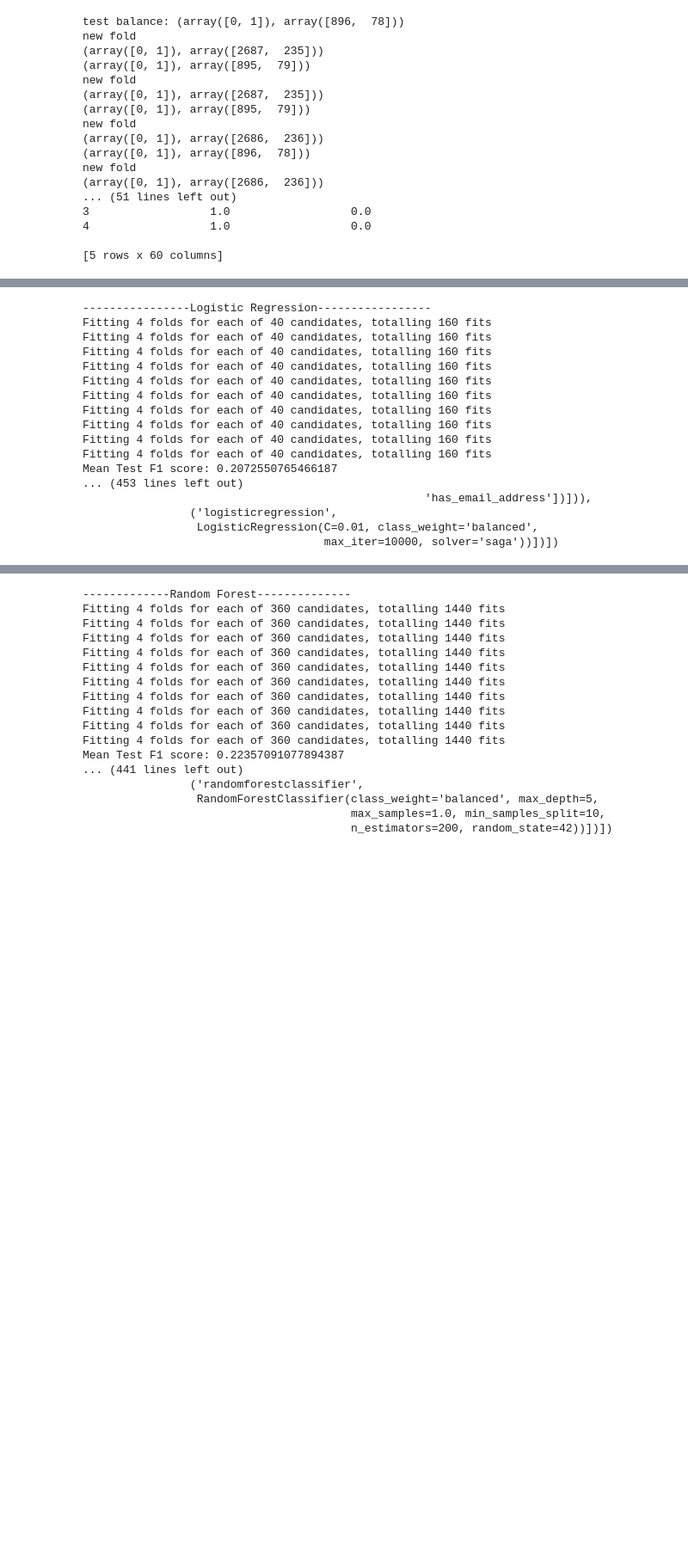
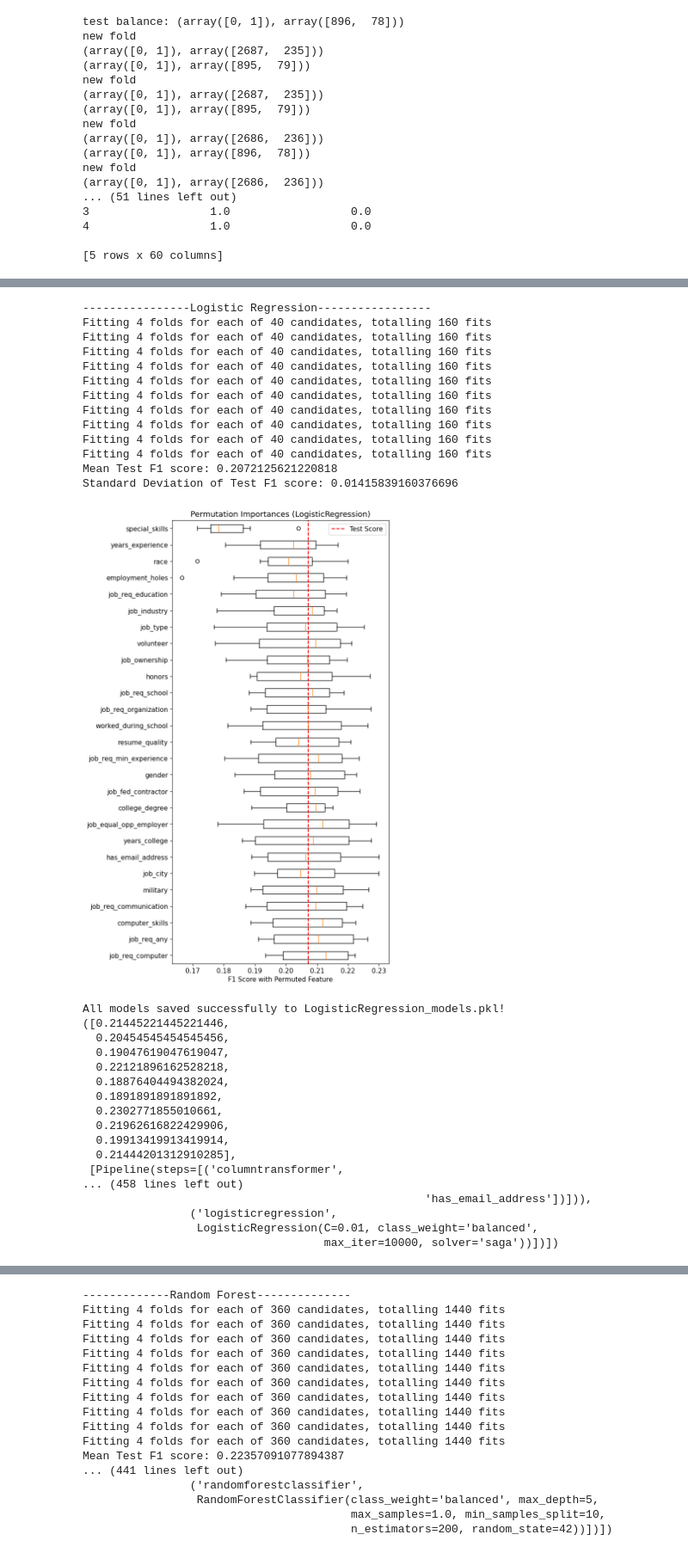
Before and after one commit to anyfruit/Key-Resume-Attributes-Impacting-Job-Callbacks, a Jupyter notebook: DATA1030Project.ipynb, the cells around one changed output, grey strips where cells are left out. Shown at 86% size. Cells and saved outputs as stored; diff of their text form; code cells hidden in the pictures; blank space fills up the shorter version.

```diff
--- a/DATA1030Project.ipynb
+++ b/DATA1030Project.ipynb
@@ -514,6 +514,7 @@ def MLpipe_KFold_Accuracy(X, y, ML_algo, param_grid):
     # lists to be returned
     test_scores = []
     best_models = []
+    permutation_scores = []
 
     models = []
 
@@ -542,6 +543,10 @@ def MLpipe_KFold_Accuracy(X, y, ML_algo, param_grid):
             ('onehot', OneHotEncoder(sparse_output=False, handle_unknown='ignore'), onehot_ftrs)
         ])
 
+    nr_runs = 10
+    ftr_names = X.columns
+    scores = np.zeros((len(ftr_names), nr_runs))
+
     # 10 loops
     for random_state in range(1,11):
 
@@ -562,8 +567,44 @@ def MLpipe_KFold_Accuracy(X, y, ML_algo, param_grid):
         test_scores.append(test_score)
         best_models.append(grid.best_estimator_)
 
+        # Permutation Importance
+        for i in range(len(ftr_names)):
+            #print('shuffling ' + str(ftr_names[i]))
+            acc_scores = []
+            for j in range(nr_runs):
+                # Shuffle the feature
+                X_test_shuffled = X_test.copy()
+                X_test_shuffled[ftr_names[i]] = np.random.permutation(X_test[ftr_names[i]].values)
+                # Calculate and store the F1 score
+                preprocessor = grid.best_estimator_.named_steps['columntransformer']
+                X_test_shuffled_transformed = preprocessor.transform(X_test_shuffled)
+
+                # Predict using the model, which expects preprocessed data
+                model = grid.best_estimator_.named_steps[ML_algo.__class__.__name__.lower()]
+                y_pred_shuffled = model.predict(X_test_shuffled_transformed)
+
+                # Calculate F1 score for the shuffled data
+                acc_scores.append(f1_score(y_test, y_pred_shuffled))
+            # Store mean accuracy score for this run
+            scores[i, random_state - 1] = np.mean(acc_scores)
+
+
     print(f"Mean Test F1 score: {np.mean(test_scores)}")
     print(f"Standard Deviation of Test F1 score: {np.std(test_scores)}")
+
+    # Plotting Permutation Importance
+    sorted_indices = np.argsort(np.mean(scores, axis=1))[::-1]
+
+    plt.rcParams.update({'font.size': 11})
+    plt.figure(figsize=(8, 12))
+    plt.boxplot(scores[sorted_indices].T, vert=False, labels=np.array(ftr_names)[sorted_indices])
+    plt.axvline(np.mean(test_scores), color='red', linestyle='--', label='Test Score')
+    plt.title(f"Permutation Importances ({ML_algo.__class__.__name__})")
+    plt.xlabel("F1 Score with Permuted Feature")
+    plt.legend()
+    plt.tight_layout(pad=3)
+    plt.show()
+
 
     algo_name = ML_algo.__class__.__name__
     save_path = f"{algo_name}_models.pkl"
@@ -582,29 +682,43 @@ X = df.drop(['received_callback', 'firstname','job_ad_id'], axis=1)
 # %%
 # logistic
 print("----------------Logistic Regression-----------------")
 param_grid_lr = {'logisticregression__C': [0.01, 0.1, 1, 10, 100],
                  'logisticregression__penalty': ['l2', 'l1'],
                  'logisticregression__class_weight': ['balanced', None],
                  'logisticregression__solver': ['saga'],
                  'logisticregression__tol': [1e-3, 1e-4]}
-log_reg = LogisticRegression(max_iter=10000)
+log_reg = LogisticRegression(max_iter=10000, )
 log_model = MLpipe_KFold_Accuracy(X, y, ML_algo=log_reg, param_grid=param_grid_lr)
 pprint(log_model)
 # %% [output]
 ----------------Logistic Regression-----------------
 Fitting 4 folds for each of 40 candidates, totalling 160 fits
 Fitting 4 folds for each of 40 candidates, totalling 160 fits
 Fitting 4 folds for each of 40 candidates, totalling 160 fits
 Fitting 4 folds for each of 40 candidates, totalling 160 fits
 Fitting 4 folds for each of 40 candidates, totalling 160 fits
 Fitting 4 folds for each of 40 candidates, totalling 160 fits
 Fitting 4 folds for each of 40 candidates, totalling 160 fits
 Fitting 4 folds for each of 40 candidates, totalling 160 fits
 Fitting 4 folds for each of 40 candidates, totalling 160 fits
 Fitting 4 folds for each of 40 candidates, totalling 160 fits
-Mean Test F1 score: 0.2072550765466187
-... (453 lines left out)
-                                                   'has_email_address'])])),
-                ('logisticregression',
-                 LogisticRegression(C=0.01, class_weight='balanced',
-                                    max_iter=10000, solver='saga'))])])
+Mean Test F1 score: 0.2072125621220818
+Standard Deviation of Test F1 score: 0.01415839160376696
+[figure, added]
+All models saved successfully to LogisticRegression_models.pkl!
+([0.21445221445221446,
+  0.20454545454545456,
+  0.19047619047619047,
+  0.22121896162528218,
+  0.18876404494382024,
+  0.1891891891891892,
+  0.2302771855010661,
+  0.21962616822429906,
+  0.19913419913419914,
+  0.21444201312910285],
+ [Pipeline(steps=[('columntransformer',
+... (458 lines left out)
+                                                   'has_email_address'])])),
+                ('logisticregression',
+                 LogisticRegression(C=0.01, class_weight='balanced',
+                                    max_iter=10000, solver='saga'))])])
```
Also changed, not shown: parts of 9 cells of this notebook, 2 other files.
